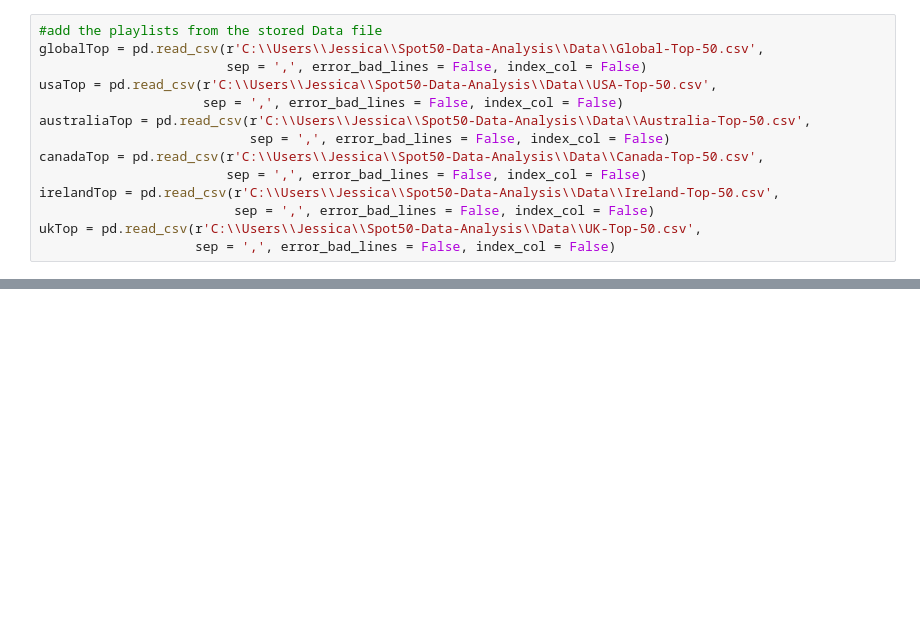
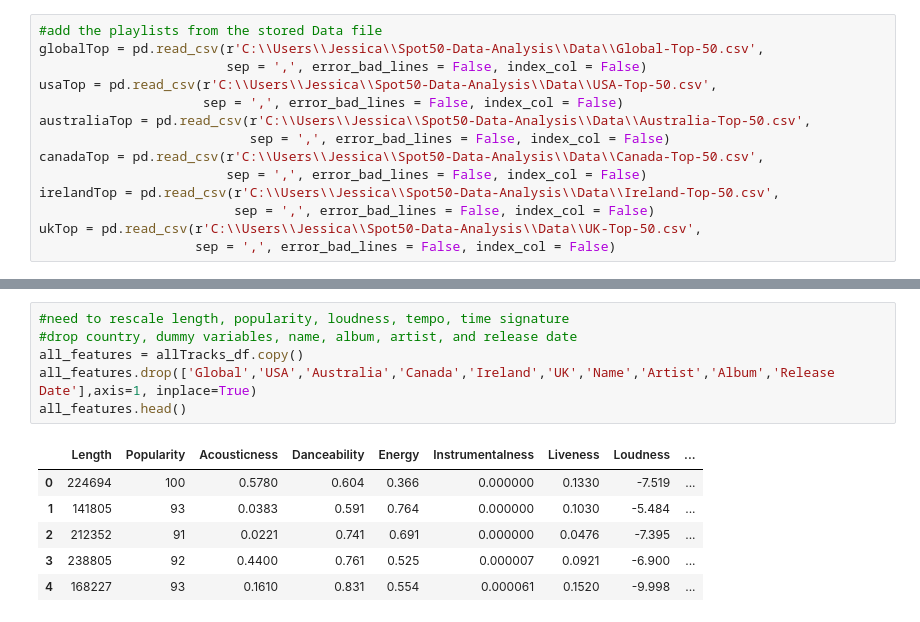
Before and after one commit to jadefreese/SpotifyTop50-Data-Analysis, a Jupyter notebook: Data/Understanding the Data.ipynb, the cells around one changed output, grey strips where cells are left out. Cells and saved outputs as stored; diff of their text form; blank space fills up the shorter version.

```diff
--- a/Data/Understanding the Data.ipynb
+++ b/Data/Understanding the Data.ipynb
@@ -256,0 +187,13 @@ fig.savefig(r'C:\Users\Jessica\Spot50-Data-Analysis\Images\DistributionDensity.p
+# %%
+#need to rescale length, popularity, loudness, tempo, time signature
+#drop country, dummy variables, name, album, artist, and release date
+all_features = allTracks_df.copy()
+all_features.drop(['Global','USA','Australia','Canada','Ireland','UK','Name','Artist','Album','Release Date'],axis=1, inplace=True)
+all_features.head()
+# %% [output]
+|  | Length | Popularity | Acousticness | Danceability | Energy | Instrumentalness | Liveness | Loudness | ... |
+| 0 | 224694 | 100 | 0.5780 | 0.604 | 0.366 | 0.000000 | 0.1330 | -7.519 | ... |
+| 1 | 141805 | 93 | 0.0383 | 0.591 | 0.764 | 0.000000 | 0.1030 | -5.484 | ... |
+| 2 | 212352 | 91 | 0.0221 | 0.741 | 0.691 | 0.000000 | 0.0476 | -7.395 | ... |
+| 3 | 238805 | 92 | 0.4400 | 0.761 | 0.525 | 0.000007 | 0.0921 | -6.900 | ... |
+| 4 | 168227 | 93 | 0.1610 | 0.831 | 0.554 | 0.000061 | 0.1520 | -9.998 | ... |
```
Also changed, not shown: parts of 33 cells of this notebook, 1 other file.
